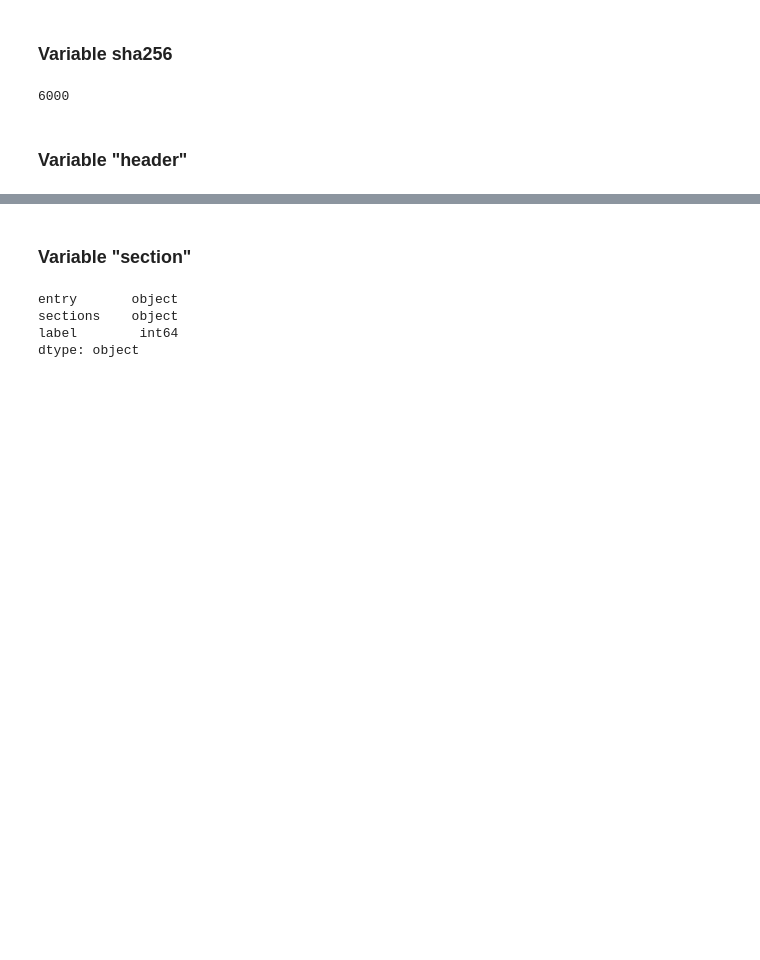
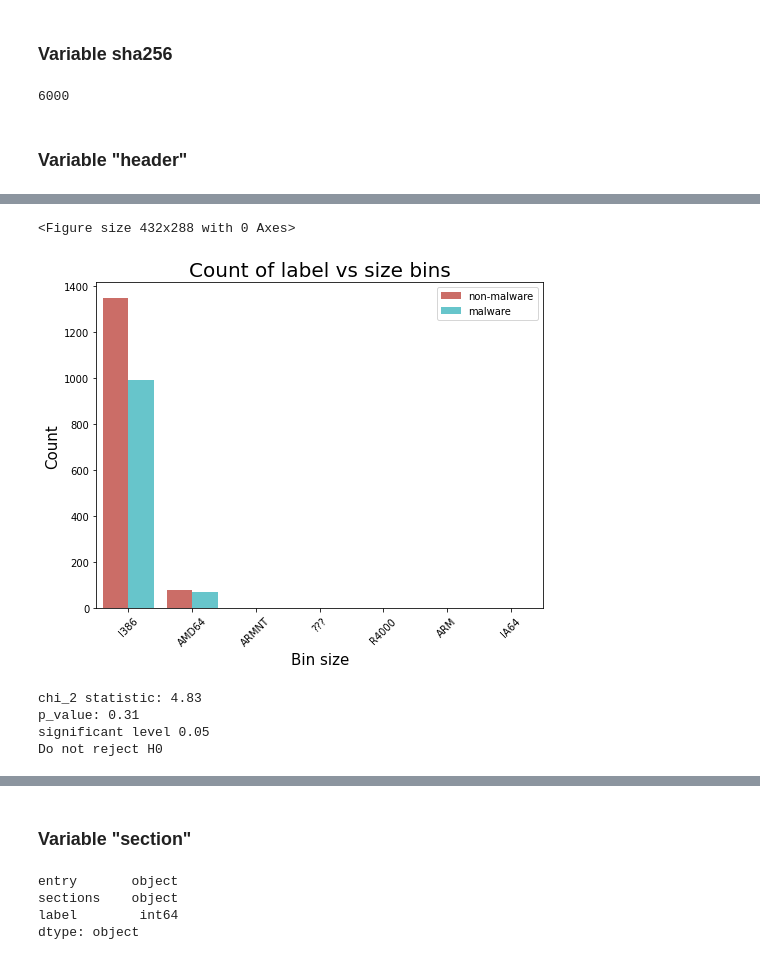
Before and after one commit to patrycjapiechowicz/cybersec, a Jupyter notebook: notebooks/EDA - header, sha256, section.ipynb, the cells around one changed output, grey strips where cells are left out. Saved outputs shown, nothing was run; the diff lists cells and outputs as text; code cells hidden in the pictures; blank space fills up the shorter version.

```diff
--- a/notebooks/EDA - header, sha256, section.ipynb
+++ b/notebooks/EDA - header, sha256, section.ipynb
@@ -65,0 +162,9 @@ header.head(2)
+# %%
+plot_chi(header,'coff.machine')
+# %% [output]
+<Figure size 432x288 with 0 Axes>
+[figure, added]
+chi_2 statistic: 4.83
+p_value: 0.31
+significant level 0.05
+Do not reject H0
```
Also changed, not shown: parts of 41 cells of this notebook.
